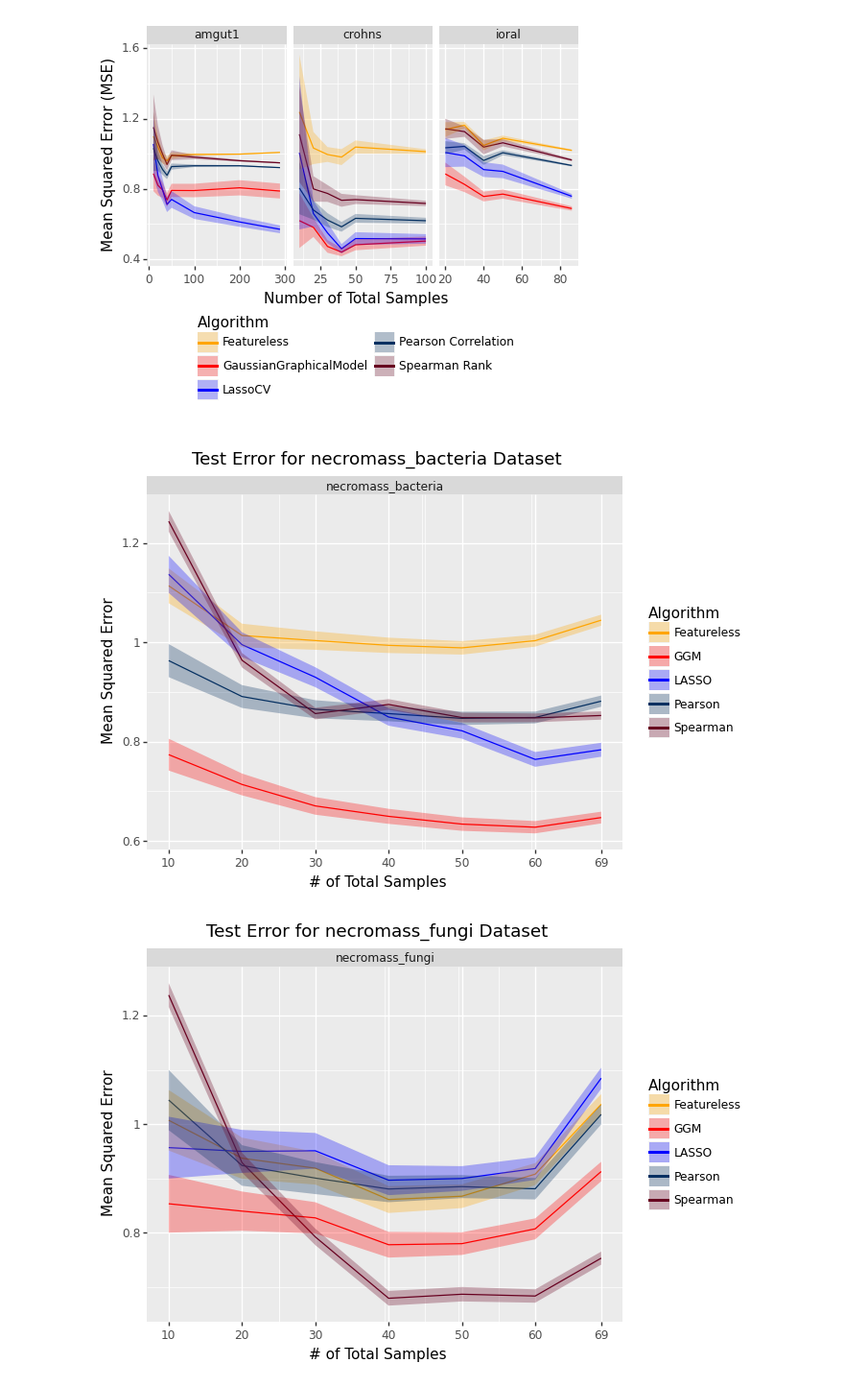
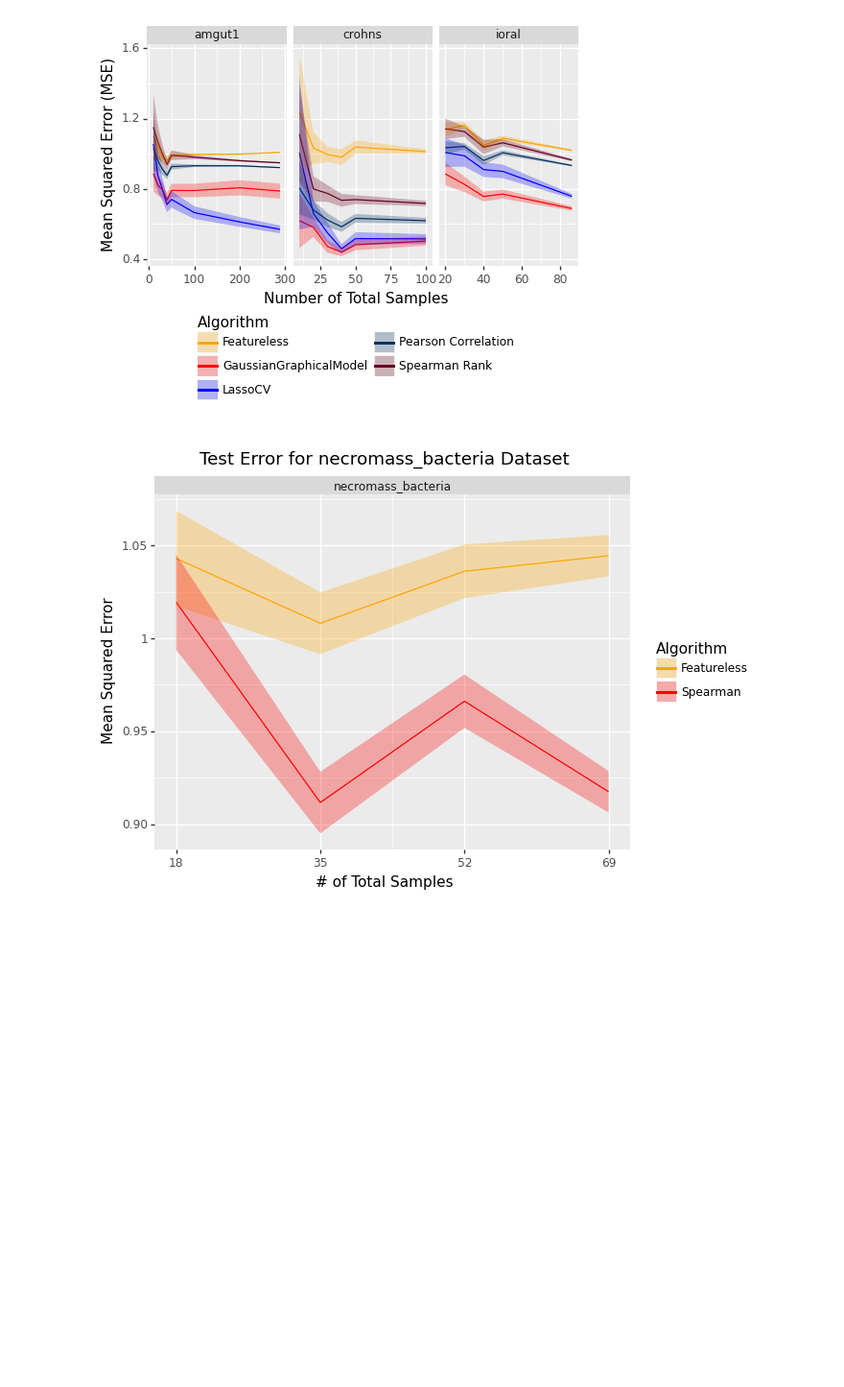
Before and after one commit to EngineerDanny/CS685-Microbe-Network-Research-Code, a Jupyter notebook: model_subsampling/results/analyze_results.ipynb, the cells around one changed output. Shown at 96% size. Drawn from its saved outputs; the diff is of its cells as text; code cells hidden in the pictures; blank space fills up the shorter version.

```diff
--- a/model_subsampling/results/analyze_results.ipynb
+++ b/model_subsampling/results/analyze_results.ipynb
@@ -252,30 +252,32 @@ def test_error_graph(error_df):
 # %%
 # date_time = "2023-03-06_17:34"
 # date_time = "2023-03-22_17:46"
 # date_time = "2023-03-22_18:45"
 # date_time = "2023-03-22_19:15"
 # date_time = "2023-04-03_18:15"
 # date_time = "2023-04-03_18:31"
 date_time = "2023-03-22_18:12"
 date_time = "2023-03-22_19:01"
 date_time = "2023-04-10_11:18"
 date_time = "2023-04-10_12:28"
 
 # date_time = "2023-04-10_17:47"
 date_time = "2023-04-10_15:31"
 date_time = "2023-05-29_12:40"
 date_time = "2023-06-21_17:26"
 date_time = "2023-06-21_19:01"
 date_time = "2023-06-28_13:01"
+# date_time = "2023-07-19_20:27"
+date_time = "2023-07-20_16:36"
+
 
 error_df = pd.read_csv(f"{root_results_dir}/{date_time}_results.csv")
 # error_df.loc[error_df['Algorithm'] == 'GuassianGraphicalMethod', 'Algorithm'] = 'GaussianGraphicalModel'
 
 # error_df.to_csv(f"{root_results_dir}/{date_time}_results.csv", index=False)
 # filter when `# of Total Samples` is 20, 40, 60, 80, 100
 # error_df = error_df[error_df["# of Total Samples"].isin([20, 40, 60, 80, 100])]
 
 test_error_graph(error_df)
 # %% [output]
-[figure, old version]
+[figure, new version]
-[figure, removed]
```
Also changed, not shown: 3 other files.
